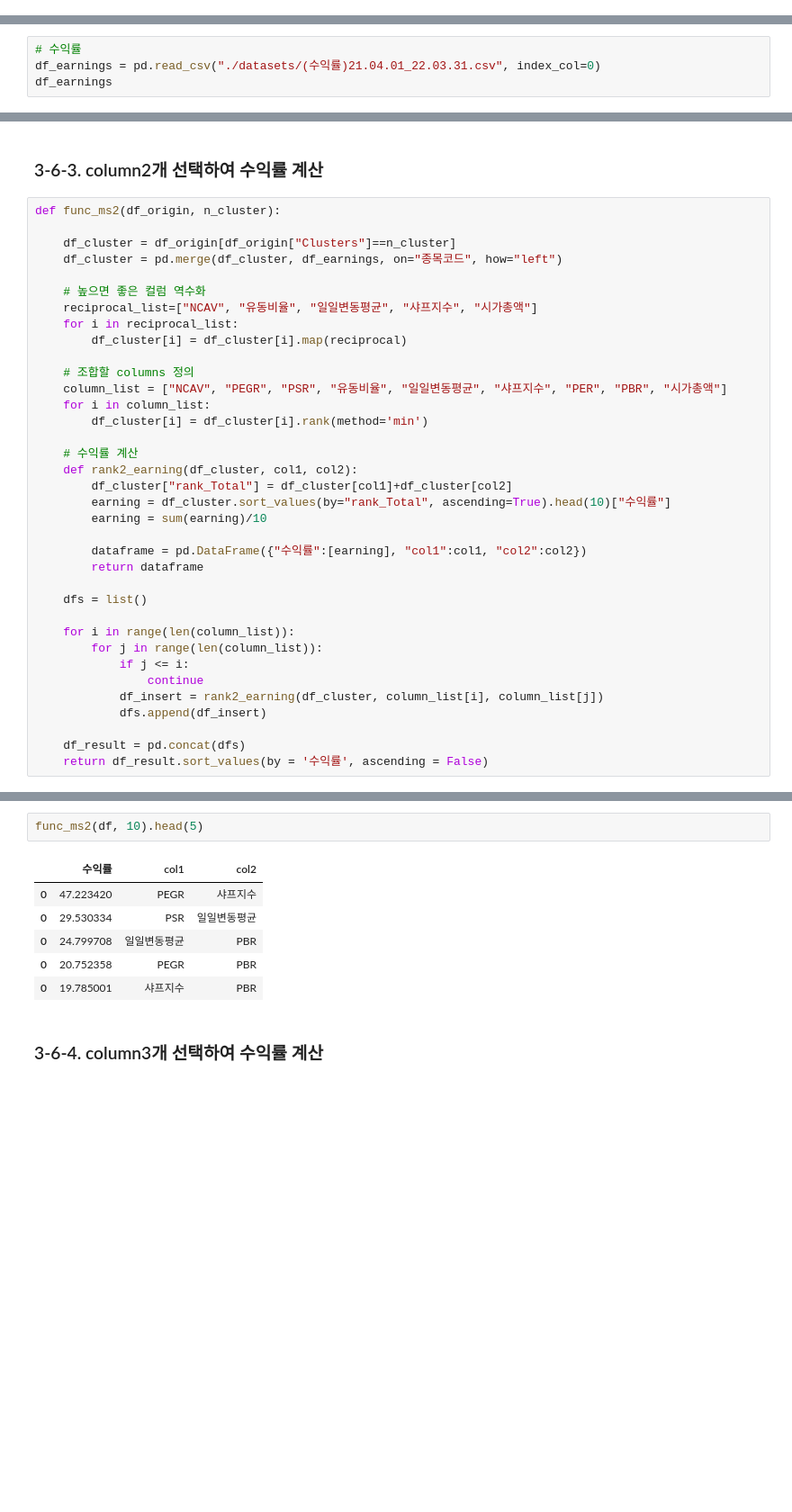
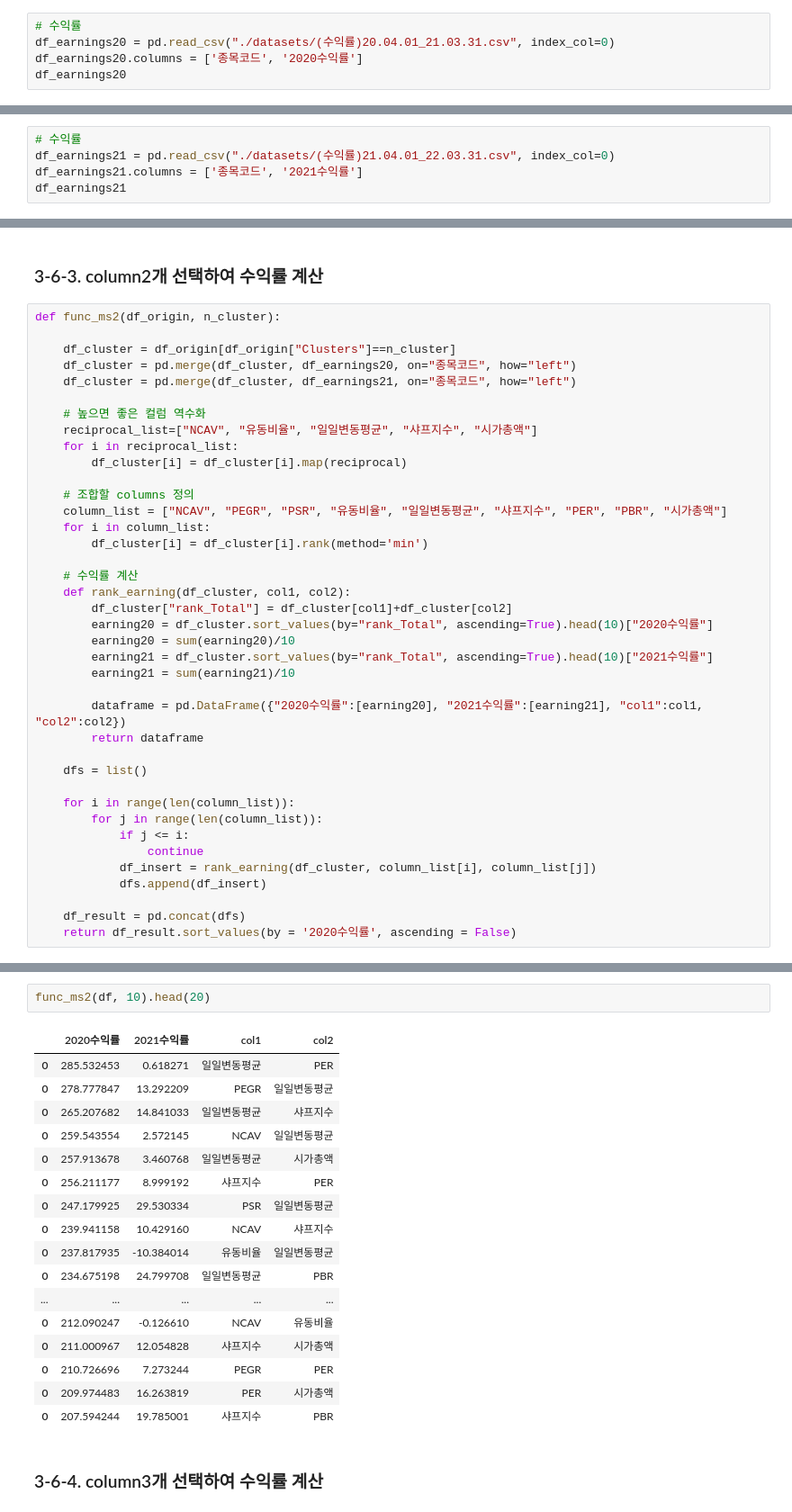
Before and after one commit to Jyassmin/UBION-PROJECT1, a Jupyter notebook: 2.PCA&Clustering.ipynb, the cells around one changed output, grey strips where cells are left out. Shown at 90% size. Saved outputs shown, nothing was run; the diff lists cells and outputs as text; blank space fills up the shorter version.

```diff
--- a/2.PCA&Clustering.ipynb
+++ b/2.PCA&Clustering.ipynb
@@ -698,3 +698,8 @@ Text(0.5, 1.0, '클러스터별 시가총액 중간값')
 ## 3-6. Cluster 선정
 # %% [markdown]
 ### 3-6-1. 클러스터별 수익률 확인
+# %%
+# 수익률
+df_earnings20 = pd.read_csv("./datasets/(수익률)20.04.01_21.03.31.csv", index_col=0)
+df_earnings20.columns = ['종목코드', '2020수익률']
+df_earnings20
@@ -701,5 +720,6 @@ Text(0.5, 1.0, '클러스터별 시가총액 중간값')
 # %%
 # 수익률
-df_earnings = pd.read_csv("./datasets/(수익률)21.04.01_22.03.31.csv", index_col=0)
-df_earnings
+df_earnings21 = pd.read_csv("./datasets/(수익률)21.04.01_22.03.31.csv", index_col=0)
+df_earnings21.columns = ['종목코드', '2021수익률']
+df_earnings21
 # %% [output]
@@ -877,7 +853,8 @@ cluster0.sort_values(by="rank_Total", ascending=True).head(10)
 def func_ms2(df_origin, n_cluster):
 
     df_cluster = df_origin[df_origin["Clusters"]==n_cluster]
-    df_cluster = pd.merge(df_cluster, df_earnings, on="종목코드", how="left")
+    df_cluster = pd.merge(df_cluster, df_earnings20, on="종목코드", how="left")
+    df_cluster = pd.merge(df_cluster, df_earnings21, on="종목코드", how="left")
 
     # 높으면 좋은 컬럼 역수화
     reciprocal_list=["NCAV", "유동비율", "일일변동평균", "샤프지수", "시가총액"]
@@ -890,12 +867,14 @@ def func_ms2(df_origin, n_cluster):
         df_cluster[i] = df_cluster[i].rank(method='min')
 
     # 수익률 계산
-    def rank2_earning(df_cluster, col1, col2):
+    def rank_earning(df_cluster, col1, col2):
         df_cluster["rank_Total"] = df_cluster[col1]+df_cluster[col2]
-        earning = df_cluster.sort_values(by="rank_Total", ascending=True).head(10)["수익률"]
-        earning = sum(earning)/10
+        earning20 = df_cluster.sort_values(by="rank_Total", ascending=True).head(10)["2020수익률"]
+        earning20 = sum(earning20)/10
+        earning21 = df_cluster.sort_values(by="rank_Total", ascending=True).head(10)["2021수익률"]
+        earning21 = sum(earning21)/10
 
-        dataframe = pd.DataFrame({"수익률":[earning], "col1":col1, "col2":col2})
+        dataframe = pd.DataFrame({"2020수익률":[earning20], "2021수익률":[earning21], "col1":col1, "col2":col2})
         return dataframe
 
     dfs = list()
@@ -904,9 +883,9 @@ def func_ms2(df_origin, n_cluster):
         for j in range(len(column_list)):
             if j <= i:
                 continue
-            df_insert = rank2_earning(df_cluster, column_list[i], column_list[j])
+            df_insert = rank_earning(df_cluster, column_list[i], column_list[j])
             dfs.append(df_insert)
 
     df_result = pd.concat(dfs)
-    return df_result.sort_values(by = '수익률', ascending = False)
+    return df_result.sort_values(by = '2020수익률', ascending = False)
 # %%
@@ -930,12 +920,23 @@ func_ms2(df, 3).head(5)
 # %%
-func_ms2(df, 10).head(5)
+func_ms2(df, 10).head(20)
 # %% [output]
-|  | 수익률 | col1 | col2 |
-| 0 | 47.223420 | PEGR | 샤프지수 |
-| 0 | 29.530334 | PSR | 일일변동평균 |
-| 0 | 24.799708 | 일일변동평균 | PBR |
-| 0 | 20.752358 | PEGR | PBR |
-| 0 | 19.785001 | 샤프지수 | PBR |
+|  | 2020수익률 | 2021수익률 | col1 | col2 |
+| 0 | 285.532453 | 0.618271 | 일일변동평균 | PER |
+| 0 | 278.777847 | 13.292209 | PEGR | 일일변동평균 |
+| 0 | 265.207682 | 14.841033 | 일일변동평균 | 샤프지수 |
+| 0 | 259.543554 | 2.572145 | NCAV | 일일변동평균 |
+| 0 | 257.913678 | 3.460768 | 일일변동평균 | 시가총액 |
+| 0 | 256.211177 | 8.999192 | 샤프지수 | PER |
+| 0 | 247.179925 | 29.530334 | PSR | 일일변동평균 |
+| 0 | 239.941158 | 10.429160 | NCAV | 샤프지수 |
+| 0 | 237.817935 | -10.384014 | 유동비율 | 일일변동평균 |
+| 0 | 234.675198 | 24.799708 | 일일변동평균 | PBR |
+| ... | ... | ... | ... | ... |
+| 0 | 212.090247 | -0.126610 | NCAV | 유동비율 |
+| 0 | 211.000967 | 12.054828 | 샤프지수 | 시가총액 |
+| 0 | 210.726696 | 7.273244 | PEGR | PER |
+| 0 | 209.974483 | 16.263819 | PER | 시가총액 |
+| 0 | 207.594244 | 19.785001 | 샤프지수 | PBR |
 # %% [markdown]
 ### 3-6-4. column3개 선택하여 수익률 계산
 # %%
```
Also changed, not shown: parts of 18 cells of this notebook, 2 other files.
